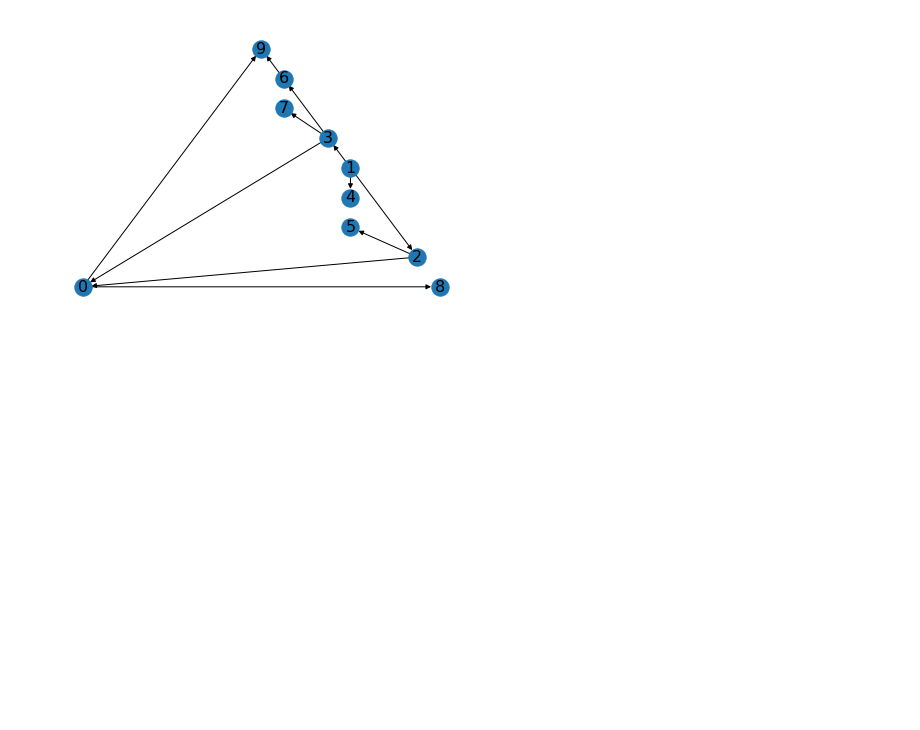
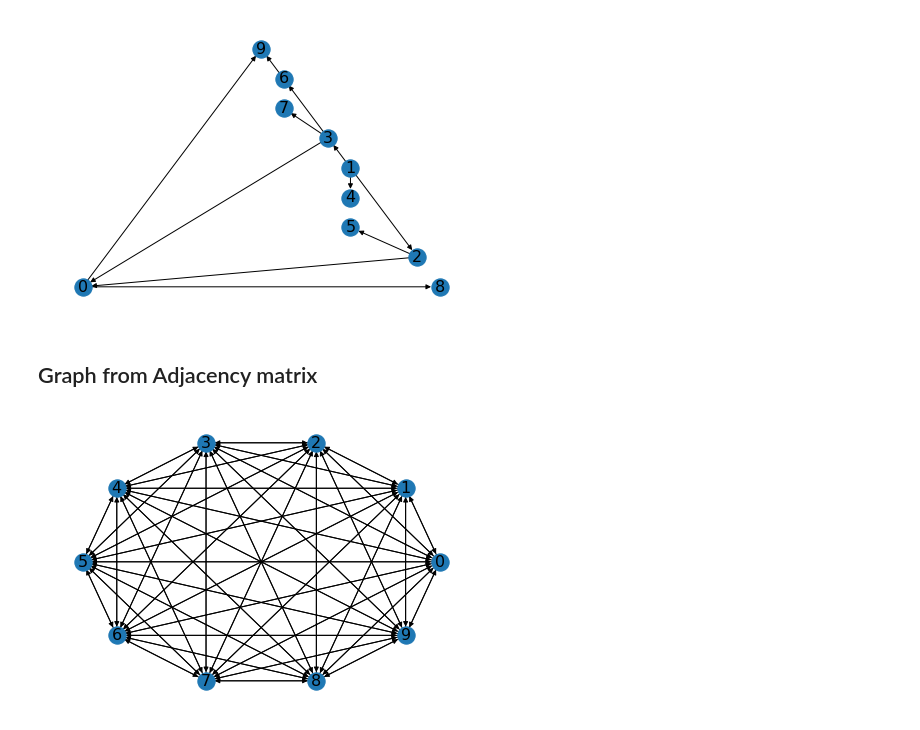
Before and after one commit to briziorusso/causal-injection-FFNN, a Jupyter notebook: CASTLE.ipynb, the cells around one changed output. Saved outputs shown, nothing was run; the diff lists cells and outputs as text; code cells hidden in the pictures; blank space fills up the shorter version.

```diff
--- a/CASTLE.ipynb
+++ b/CASTLE.ipynb
@@ -237,12 +237,35 @@ for i in range(10):
 nx.draw_networkx_labels(G,pos,labels,font_size=16);
 # %% [output]
 [figure]
+# %% [markdown]
+## Graph from Adjacency matrix
+# %%
+## To run only if the above code is not run
+intersection_matrix= (
+[0.0,0.002,0.017,0.021,0.005,0.045,0.035,0.007,0.053,0.055],
+[0.008,0.0,0.072,0.061,0.07,0.005,0.011,0.008,0.004,0.007],
+[0.095,0.036,0.0,0.031,0.027,0.139,0.009,0.005,0.011,0.008],
+[0.071,0.04,0.031,0.0,0.035,0.003,0.108,0.109,0.011,0.007],
+[0.013,0.045,0.022,0.027,0.0,0.008,0.011,0.004,0.007,0.005],
+[0.039,0.003,0.022,0.006,0.005,0.0,0.009,0.007,0.003,0.014],
+[0.038,0.004,0.007,0.011,0.007,0.01,0.0,0.023,0.003,0.163],
+[0.024,0.006,0.004,0.01,0.003,0.022,0.028,0.0,0.009,0.009],
+[0.026,0.004,0.006,0.002,0.009,0.004,0.015,0.005,0.0,0.014],
+[0.026,0.004,0.004,0.005,0.004,0.008,0.073,0.004,0.007,0.0]
+)
+intersection_matrix=pd.DataFrame(intersection_matrix)
+intersection_matrix=intersection_matrix.to_numpy()
+# %%
+intersection_matrix=pd.DataFrame(intersection_matrix)
+intersection_matrix=intersection_matrix.to_numpy()
 # %%
-G1 = nx.from_numpy_matrix(intersection_matrix)
+G1 = nx.from_numpy_matrix(intersection_matrix,create_using=nx.DiGraph, parallel_edges=False)
 # %%
 pos=nx.circular_layout(G1)
 nx.draw(G1,pos=pos)
 labels={}
 for i in range(10):
     labels[i] = i
-nx.draw_networkx_labels(G,pos,labels,font_size=16);
+nx.draw_networkx_labels(G1,pos,labels,font_size=16);
+# %% [output]
+[figure, added]
```
Also changed, not shown: parts of 14 cells of this notebook.
